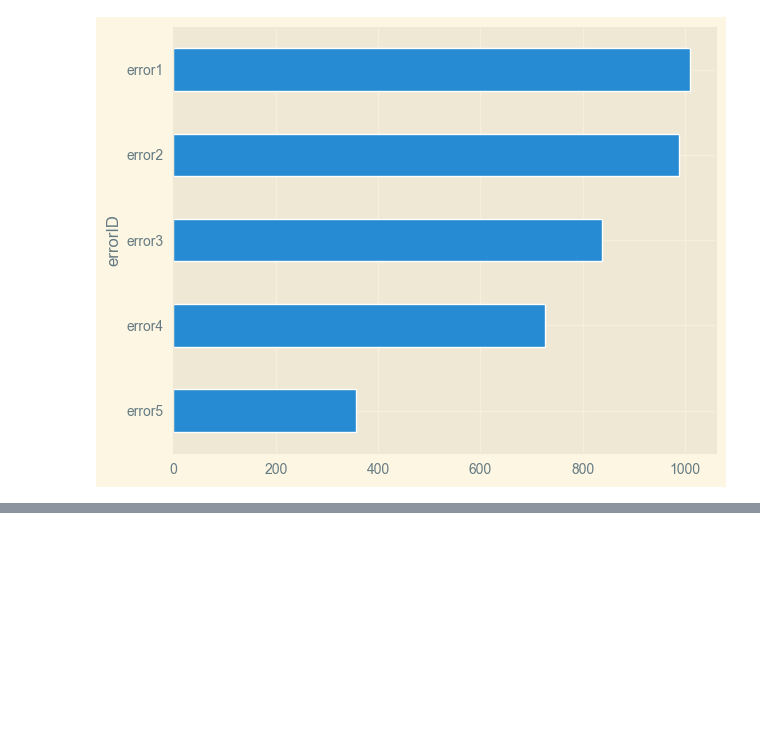
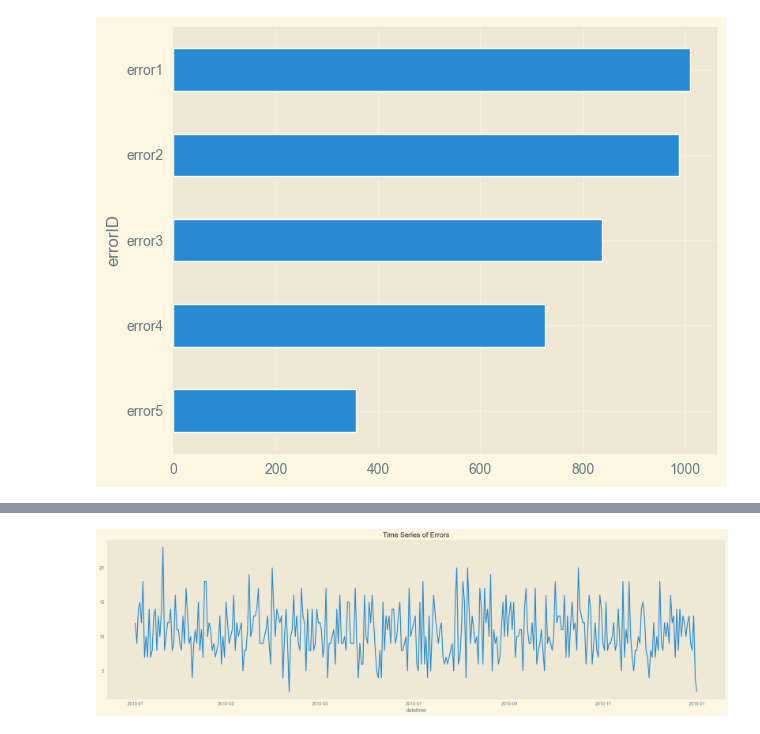
Before and after one commit to ZzzSun-ks/Kaggle, a Jupyter notebook: Microsoft_Predictive_Maintenance/summary.ipynb, the cells around one changed output, grey strips where cells are left out. Saved outputs shown, nothing was run; the diff lists cells and outputs as text; code cells hidden in the pictures; blank space fills up the shorter version.

```diff
--- a/Microsoft_Predictive_Maintenance/summary.ipynb
+++ b/Microsoft_Predictive_Maintenance/summary.ipynb
@@ -307,0 +321,7 @@ CategoricalIndex(['error1', 'error2', 'error3', 'error4', 'error5'], categories=
+# %%
+errors_ts = errors_df['datetime'].dt.date.value_counts().sort_index()
+errors_ts.plot(figsize=(20, 6), title='Time Series of Errors')
+plt.tight_layout()
+plt.show()
+# %% [output]
+[figure, added]
```
Also changed, not shown: parts of 4 cells of this notebook.
